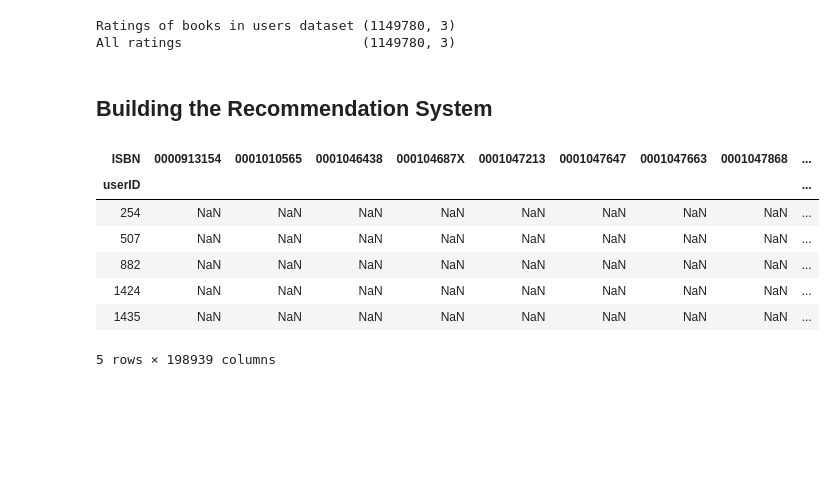
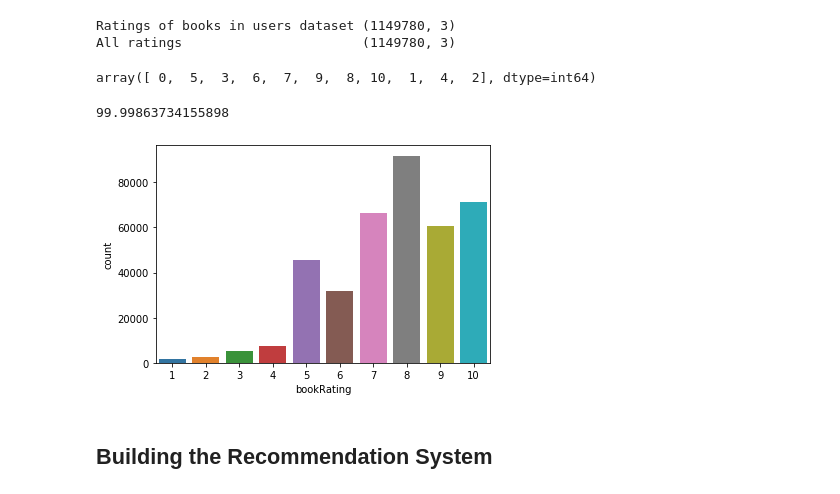
Before and after one commit to veenaramesh/book_recommendation, a Jupyter notebook: knn-book-recommendation.ipynb, the cells around one changed output. Saved outputs shown, nothing was run; the diff lists cells and outputs as text; code cells hidden in the pictures; blank space fills up the shorter version.

```diff
--- a/knn-book-recommendation.ipynb
+++ b/knn-book-recommendation.ipynb
@@ -115,7 +126,7 @@ books.loc[books.ISBN == '2070426769','bookAuthor'] = "Jean-Marie Gustave Le ClÃ
 books.loc[books.ISBN == '2070426769','publisher'] = "Gallimard"
 books.loc[books.ISBN == '2070426769','bookTitle'] = "Peuple du ciel, suivi de 'Les Bergers"
 # %%
-books.yearOfPublication = pd.to_numeric(books.yearOfPublication)
+books.yearOfPublication = pd.to_numeric(books.yearOfPublication, errors='coerce')
 sorted(books.yearOfPublication.unique())
 # %% [output]
 [0,
@@ -136,7 +147,7 @@ sorted(books.yearOfPublication.unique())
  2038,
  2050]
 # %%
-books.loc[(books.yearOfPublication > 2004) | (books.yearOfPublication == 0), "yearOfPublication"] = np.nan
+books.loc[(books.yearOfPublication > 2006) | (books.yearOfPublication == 0), "yearOfPublication"] = np.nan
 books.yearOfPublication.fillna(round(books.yearOfPublication.mean()), inplace=True)
 books.yearOfPublication = books.yearOfPublication.astype(np.int32)
 # %%
@@ -192,5 +203,22 @@ Ratings of books in users dataset (1149780, 3)
 All ratings                       (1149780, 3)
 # %%
 ratings = ratings_books
+# %%
+ratings.bookRating.unique()
+# %% [output]
+array([ 0,  5,  3,  6,  7,  9,  8, 10,  1,  4,  2], dtype=int64)
+# %%
+sparsity = 1 - len(ratings)/float(users.shape[0] * books.shape[0])
+print(sparsity * 100)
+# %% [output]
+99.99863734155898
+# %%
+ratings_explicit = ratings[ratings.bookRating != 0]
+ratings_implicit = ratings[ratings.bookRating == 0]
+
+sns.countplot(data=ratings_explicit, x="bookRating")
+plt.show()
+# %% [output]
+[figure, added]
 # %% [markdown]
 ## Building the Recommendation System
@@ -203,12 +224,0 @@ ratings = ratings[ratings["bookRating"].isin(book_counts[book_counts >= 100].ind
-# %%
-matrix = ratings.pivot(index="userID", columns="ISBN", values="bookRating")
-matrix.head()
-# %% [output]
-| ISBN | 0000913154 | 0001010565 | 0001046438 | 000104687X | 0001047213 | 0001047647 | 0001047663 | 0001047868 | ... |
-| userID |  |  |  |  |  |  |  |  | ... |
-| 254 | NaN | NaN | NaN | NaN | NaN | NaN | NaN | NaN | ... |
-| 507 | NaN | NaN | NaN | NaN | NaN | NaN | NaN | NaN | ... |
-| 882 | NaN | NaN | NaN | NaN | NaN | NaN | NaN | NaN | ... |
-| 1424 | NaN | NaN | NaN | NaN | NaN | NaN | NaN | NaN | ... |
-| 1435 | NaN | NaN | NaN | NaN | NaN | NaN | NaN | NaN | ... |
-5 rows × 198939 columns
```
Also changed, not shown: parts of 16 cells of this notebook.
